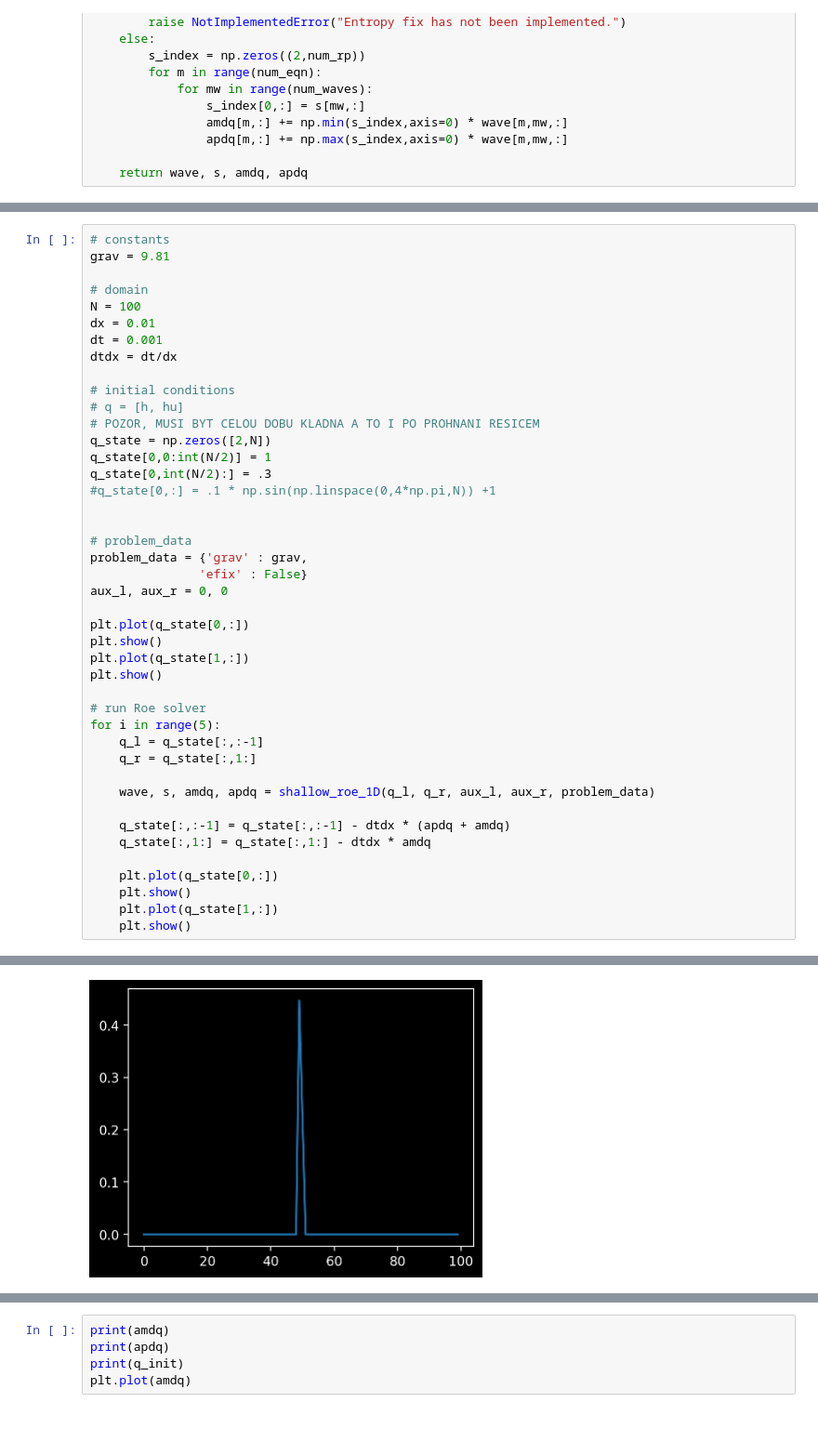
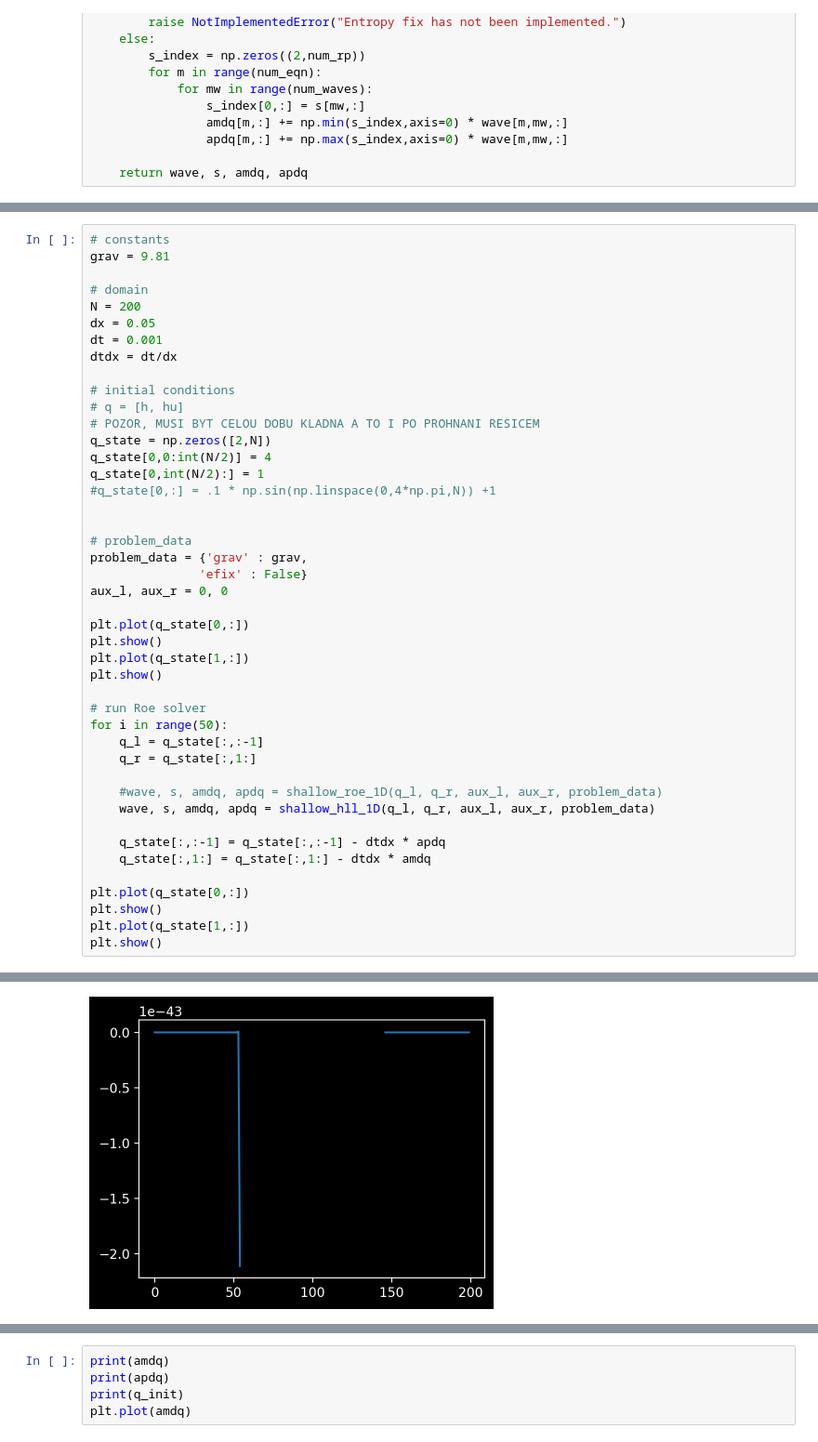
Before and after one commit to honzapulpan/fav-SNM2, a Jupyter notebook: notebooks/honza-test.ipynb, the cells around one changed output, grey strips where cells are left out. Shown at 93% size. Saved outputs shown, nothing was run; the diff lists cells and outputs as text.

```diff
--- a/notebooks/honza-test.ipynb
+++ b/notebooks/honza-test.ipynb
@@ -68,8 +133,8 @@ def shallow_roe_1D(q_l, q_r, aux_l, aux_r, problem_data):
 grav = 9.81
 
 # domain
-N = 100
-dx = 0.01
+N = 200
+dx = 0.05
 dt = 0.001
 dtdx = dt/dx
 
@@ -77,8 +142,8 @@ dtdx = dt/dx
 # q = [h, hu]
 # POZOR, MUSI BYT CELOU DOBU KLADNA A TO I PO PROHNANI RESICEM
 q_state = np.zeros([2,N])
-q_state[0,0:int(N/2)] = 1
-q_state[0,int(N/2):] = .3
+q_state[0,0:int(N/2)] = 4
+q_state[0,int(N/2):] = 1
 #q_state[0,:] = .1 * np.sin(np.linspace(0,4*np.pi,N)) +1
 
 
@@ -93,17 +158,18 @@ plt.plot(q_state[1,:])
 plt.show()
 
 # run Roe solver
-for i in range(5):
+for i in range(50):
     q_l = q_state[:,:-1]
     q_r = q_state[:,1:]
 
-    wave, s, amdq, apdq = shallow_roe_1D(q_l, q_r, aux_l, aux_r, problem_data)
+    #wave, s, amdq, apdq = shallow_roe_1D(q_l, q_r, aux_l, aux_r, problem_data)
+    wave, s, amdq, apdq = shallow_hll_1D(q_l, q_r, aux_l, aux_r, problem_data)
 
-    q_state[:,:-1] = q_state[:,:-1] - dtdx * (apdq + amdq)
+    q_state[:,:-1] = q_state[:,:-1] - dtdx * apdq
     q_state[:,1:] = q_state[:,1:] - dtdx * amdq
 
-    plt.plot(q_state[0,:])
-    plt.show()
-    plt.plot(q_state[1,:])
-    plt.show()
+plt.plot(q_state[0,:])
+plt.show()
+plt.plot(q_state[1,:])
+plt.show()
 # %% [output]
@@ -113 +179 @@ for i in range(5):
-[figure, old version]
+[figure, new version]
```
Also changed, not shown: parts of 2 cells of this notebook.
